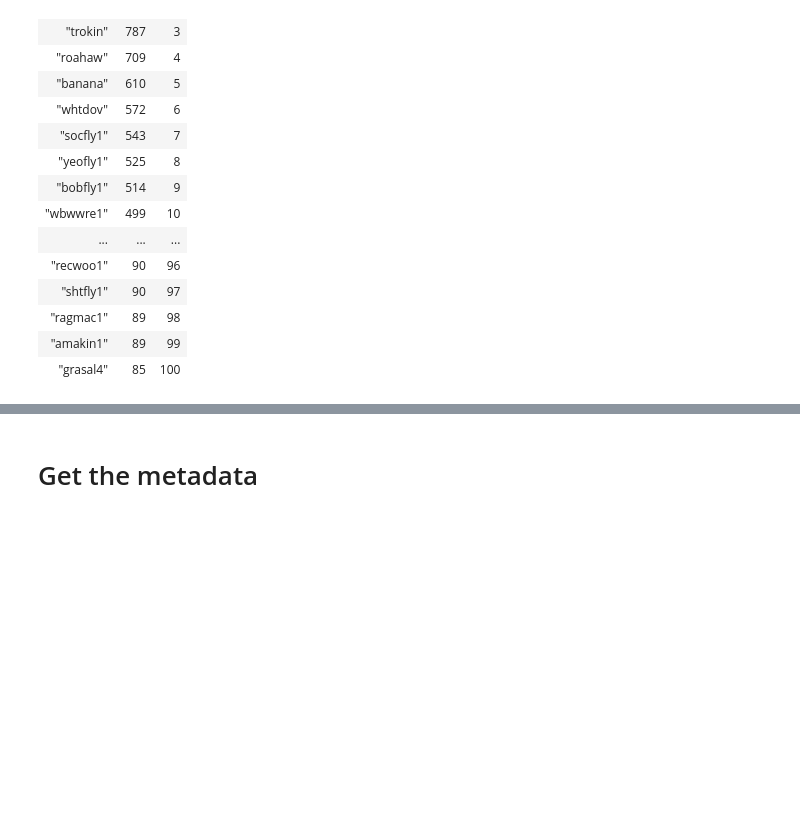
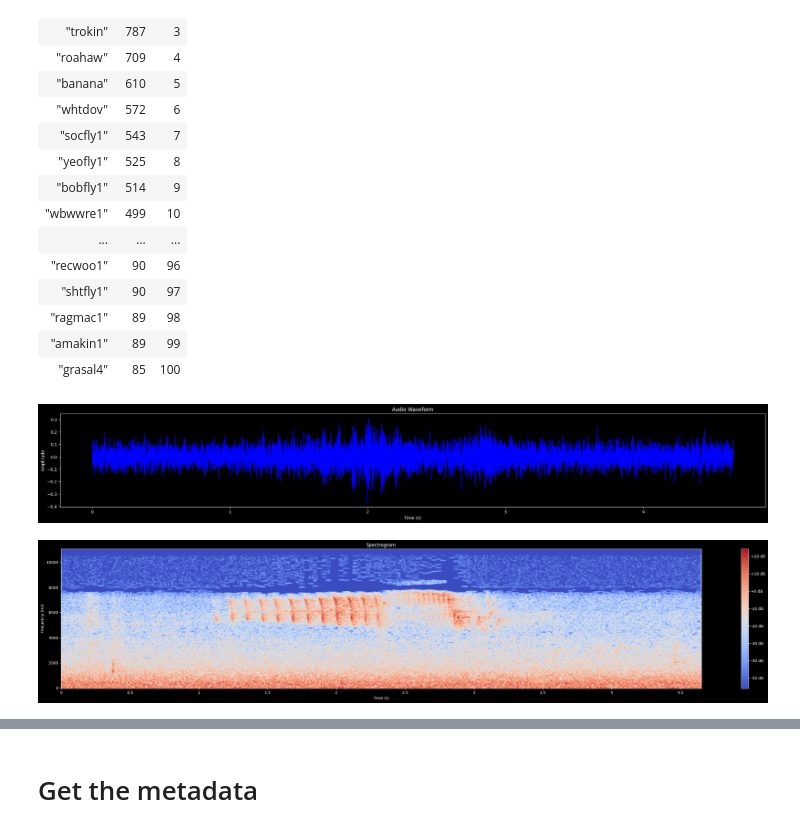
Before and after one commit to sumaniitm/BirdCLEF-2024-kaggle, a Jupyter notebook: primary_problem_study_2025.ipynb, the cells around one changed output, grey strips where cells are left out. Saved outputs shown, nothing was run; the diff lists cells and outputs as text; code cells hidden in the pictures; blank space fills up the shorter version.

Commit message:
Kaggle Notebook | primary_problem_study_2025.ipynb | Version 7

```diff
--- a/primary_problem_study_2025.ipynb
+++ b/primary_problem_study_2025.ipynb
@@ -141,6 +202,9 @@ def audio_analysis(file_path):
     spg = spectrogram(file_path)
     return aw, spg
 # %%
-audio_analysis('/kaggle/input/birdclef-2025/train_audio/1139490/CSA36385.ogg')
-y, sr = librosa.load('/kaggle/input/birdclef-2025/train_audio/1139490/CSA36385.ogg')
+audio_analysis('/kaggle/input/birdclef-2025/train_audio/tropar/iNat394911.ogg')
+y, sr = librosa.load('/kaggle/input/birdclef-2025/train_audio/tropar/iNat394911.ogg')
 Audio(y, rate=sr)
+# %% [output]
+[figure, added]
+[figure, added]
```
Also changed, not shown: parts of 31 cells of this notebook.
